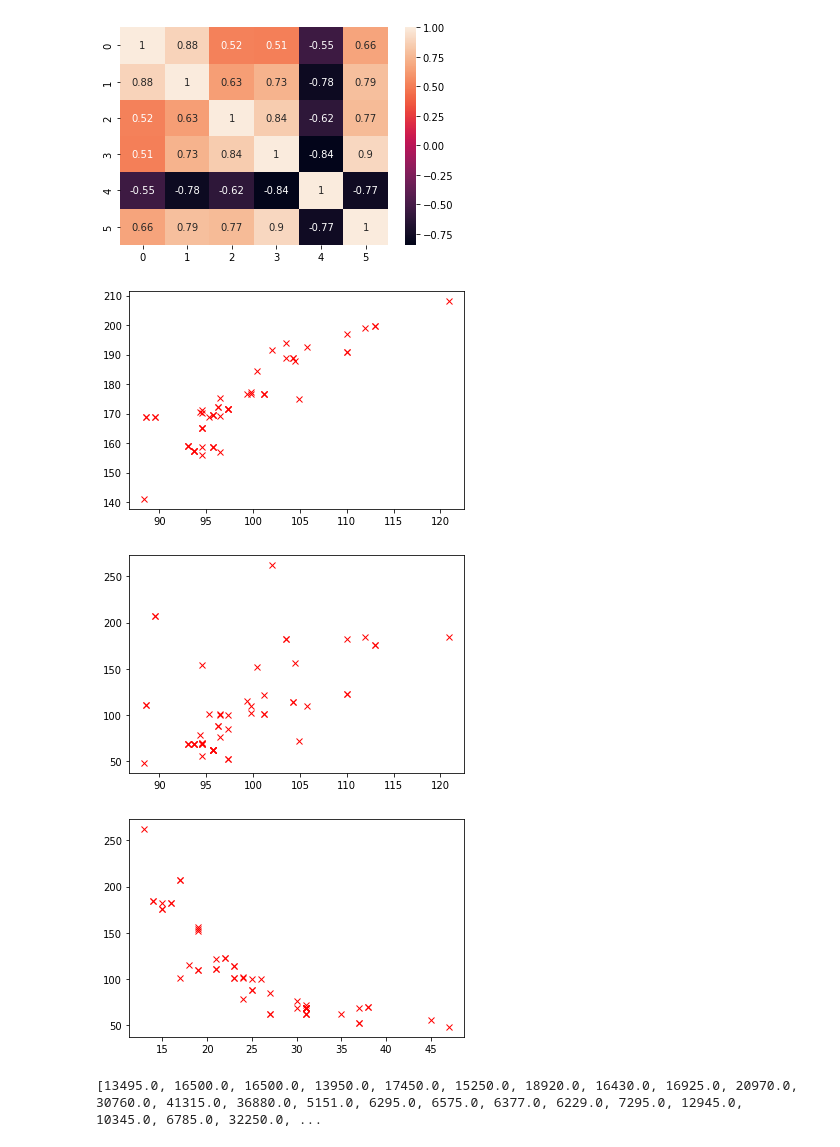
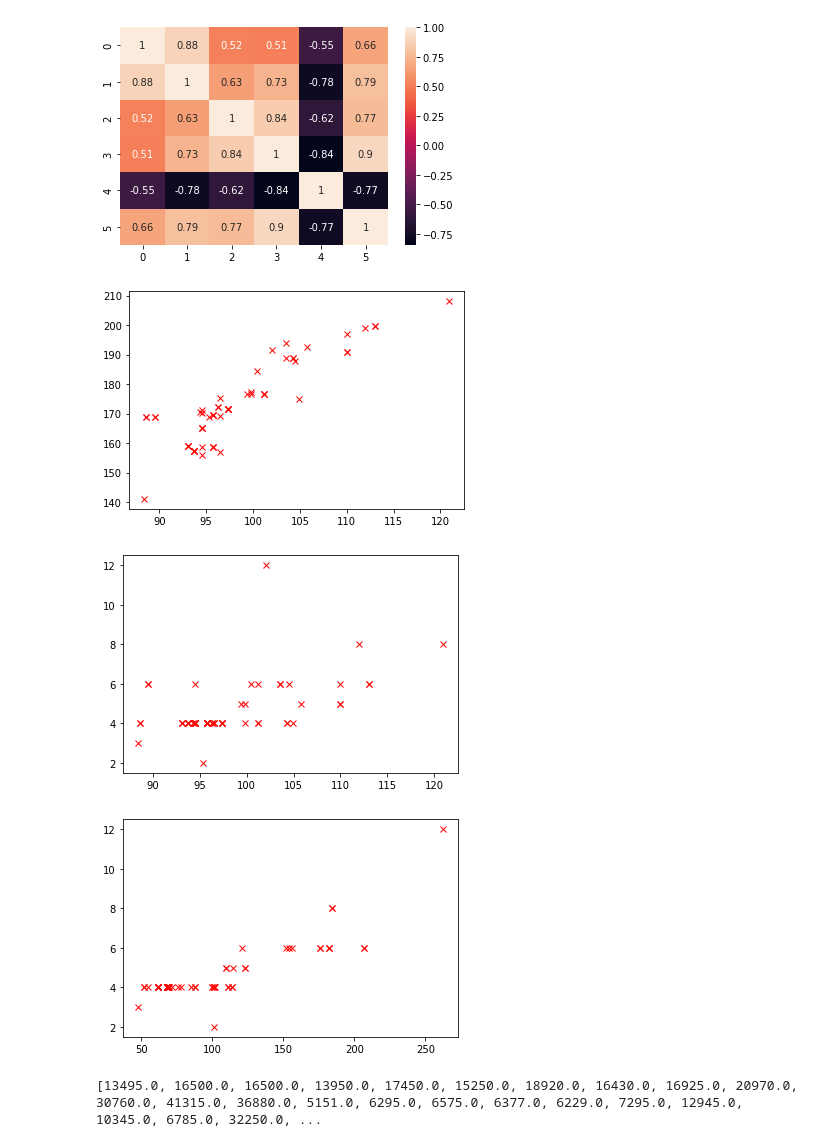
Before and after one commit to Ben-Littell/automobile_data, a Jupyter notebook: automobile-data.ipynb, the cells around one changed output. Drawn from its saved outputs; the diff is of its cells as text; code cells hidden in the pictures.

```diff
--- a/automobile-data.ipynb
+++ b/automobile-data.ipynb
@@ -123,18 +123,18 @@ plt.show()
 # %%
 wb = ad_df[nc[0]].values.tolist()
 le = ad_df[nc[1]].values.tolist()
-cy = ad_df[nc[3]].values.tolist()
-hp = ad_df[nc[4]].values.tolist()
+cy = ad_df[nc[2]].values.tolist()
+hp = ad_df[nc[3]].values.tolist()
 plt.plot(wb, le, 'xr')
 plt.show()
 plt.plot(wb, cy, 'xr')
 plt.show()
 plt.plot(hp, cy, 'xr')
 plt.show()
 # %% [output]
 [figure]
-[figure, old version]
+[figure, new version]
-[figure, old version]
+[figure, new version]
 # %%
 def least_sqrs(xd, yd):
     matrix1 = [[sum(val**2 for val in xd), sum(xd)], [sum(xd), len(xd)]]
```
Also changed, not shown: parts of 2 cells of this notebook.
